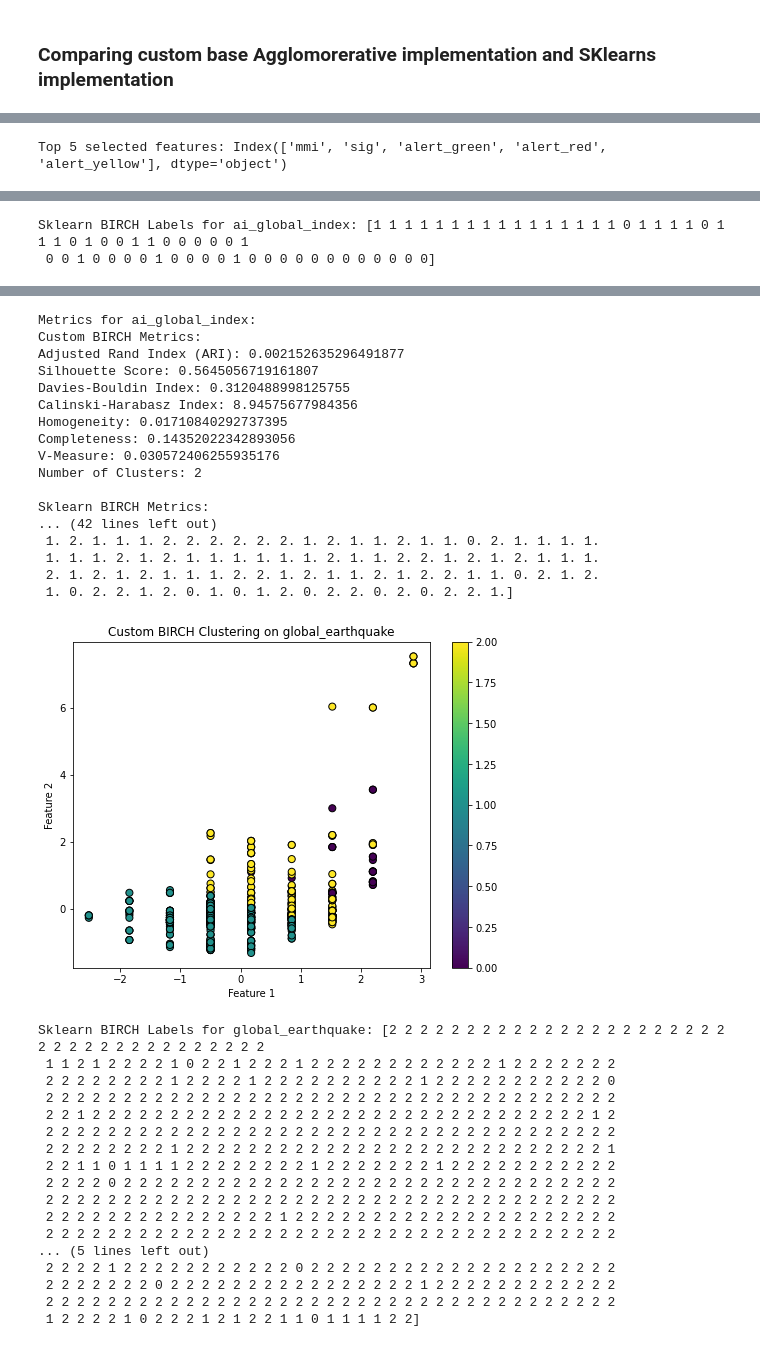
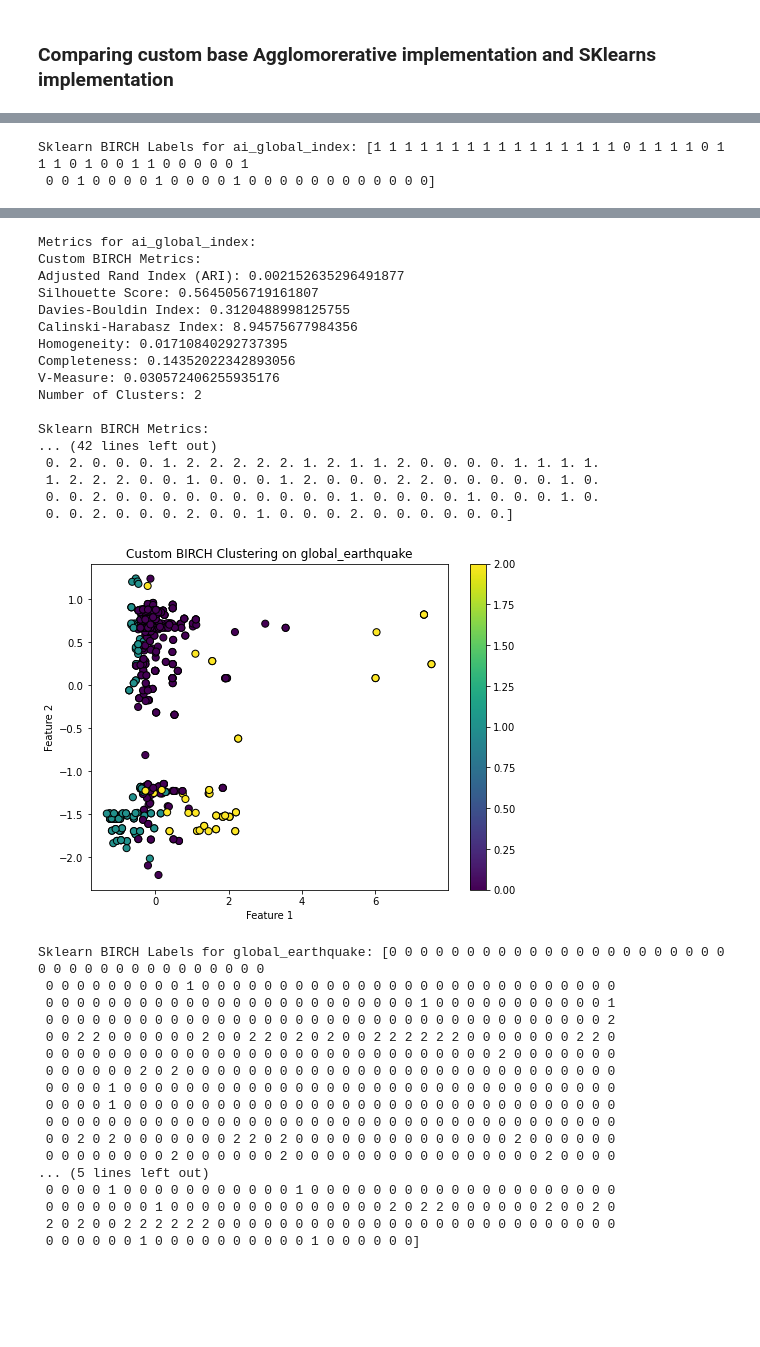
Before and after one commit to gideonpeters/comp6651-project, a Jupyter notebook: scripts/08-birch.ipynb, the cells around one changed output, grey strips where cells are left out. Cells and saved outputs as stored; diff of their text form; code cells hidden in the pictures; blank space fills up the shorter version.

```diff
--- a/scripts/08-birch.ipynb
+++ b/scripts/08-birch.ipynb
@@ -637,8 +637,8 @@ print("Alert distribution:")
 print(earthquake_df['alert'].value_counts())
 
 # Drop identifier/non-feature columns (only if they exist)
-columns_to_drop = ['event_id', 'id', 'location', 'place', 'time', 'title', 'net', 'code']
-X = earthquake_df.drop(columns=[col for col in columns_to_drop if col in earthquake_df.columns + ['alert']])
+columns_to_drop = ['event_id', 'id', 'location', 'place', 'time', 'title', 'net', 'code', 'alert']
+X = earthquake_df.drop(columns=[col for col in columns_to_drop if col in earthquake_df.columns])
 y = earthquake_df['alert']
 
 # Encode categorical features (if any)
@@ -692,15 +692,5 @@ Training size: (611, 4674), Test size: (153, 4674)
-# %%
-from sklearn.feature_selection import RFE
-
-rf = RandomForestClassifier(random_state=42)
-rfe = RFE(estimator=rf, n_features_to_select=5)
-rfe.fit(X, y)
-
-selected_features = X.columns[rfe.support_]
-print("Top 5 selected features:", selected_features)
-# %% [output]
-Top 5 selected features: Index(['mmi', 'sig', 'alert_green', 'alert_red', 'alert_yellow'], dtype='object')
 # %%
+selected_features = ['sig', 'longitude', 'latitude', 'dmin', 'magnitude']
 X_reduced = X[selected_features]
 X_reduced_scaled = StandardScaler().fit_transform(X_reduced)
 
@@ -831,52 +821,52 @@ Silhouette Score: 0.5610501299936979
 Davies-Bouldin Index: 0.6506105017603327
 Calinski-Harabasz Index: 233.64847921628424
 Homogeneity: 0.3353432991091101
 Completeness: 0.3372624967158322
 V-Measure: 0.33630015981574607
 Number of Clusters: 2
 
 Sklearn BIRCH Metrics:
 ... (18 lines left out)
 
 Custom BIRCH Labels for ai_global_index: [1. 0. 0. 0. 0. 0. 0. 0. 0. 0. 0. 0. 0. 0. 0. 0. 0. 0. 0. 0. 0. 0. 0. 0.
  0. 0. 0. 0. 0. 0. 0. 0. 0. 0. 0. 0. 0. 0. 0. 0. 0. 0. 0. 0. 0. 0. 0. 0.
  0. 0. 0. 0. 0. 0. 0. 0. 0. 0. 0. 0. 0. 0.]
 [figure]
 Sklearn BIRCH Labels for ai_global_index: [1 1 1 1 1 1 1 1 1 1 1 1 1 1 1 1 0 1 1 1 1 0 1 1 1 0 1 0 0 1 1 0 0 0 0 0 1
  0 0 1 0 0 0 0 1 0 0 0 0 1 0 0 0 0 0 0 0 0 0 0 0 0]
 [figure]
 Metrics for ai_global_index:
 Custom BIRCH Metrics:
 Adjusted Rand Index (ARI): 0.002152635296491877
 Silhouette Score: 0.5645056719161807
 Davies-Bouldin Index: 0.3120488998125755
 Calinski-Harabasz Index: 8.94575677984356
 Homogeneity: 0.01710840292737395
 Completeness: 0.14352022342893056
 V-Measure: 0.030572406255935176
 Number of Clusters: 2
 
 Sklearn BIRCH Metrics:
 ... (42 lines left out)
- 1. 2. 1. 1. 1. 2. 2. 2. 2. 2. 2. 1. 2. 1. 1. 2. 1. 1. 0. 2. 1. 1. 1. 1.
- 1. 1. 1. 2. 1. 2. 1. 1. 1. 1. 1. 1. 2. 1. 1. 2. 2. 1. 2. 1. 2. 1. 1. 1.
- 2. 1. 2. 1. 2. 1. 1. 1. 2. 2. 1. 2. 1. 1. 2. 1. 2. 2. 1. 1. 0. 2. 1. 2.
- 1. 0. 2. 2. 1. 2. 0. 1. 0. 1. 2. 0. 2. 2. 0. 2. 0. 2. 2. 1.]
+ 0. 2. 0. 0. 0. 1. 2. 2. 2. 2. 2. 1. 2. 1. 1. 2. 0. 0. 0. 0. 1. 1. 1. 1.
+ 1. 2. 2. 2. 0. 0. 1. 0. 0. 0. 1. 2. 0. 0. 0. 2. 2. 0. 0. 0. 0. 0. 1. 0.
+ 0. 0. 2. 0. 0. 0. 0. 0. 0. 0. 0. 0. 0. 1. 0. 0. 0. 0. 1. 0. 0. 0. 1. 0.
+ 0. 0. 2. 0. 0. 0. 2. 0. 0. 1. 0. 0. 0. 2. 0. 0. 0. 0. 0. 0.]
-[figure, old version]
+[figure, new version]
-Sklearn BIRCH Labels for global_earthquake: [2 2 2 2 2 2 2 2 2 2 2 2 2 2 2 2 2 2 2 2 2 2 2 2 2 2 2 2 2 2 2 2 2 2 2 2 2
- 1 1 2 1 2 2 2 2 1 0 2 2 1 2 2 2 1 2 2 2 2 2 2 2 2 2 2 2 2 1 2 2 2 2 2 2 2
- 2 2 2 2 2 2 2 2 1 2 2 2 2 1 2 2 2 2 2 2 2 2 2 2 1 2 2 2 2 2 2 2 2 2 2 2 0
- 2 2 2 2 2 2 2 2 2 2 2 2 2 2 2 2 2 2 2 2 2 2 2 2 2 2 2 2 2 2 2 2 2 2 2 2 2
- 2 2 1 2 2 2 2 2 2 2 2 2 2 2 2 2 2 2 2 2 2 2 2 2 2 2 2 2 2 2 2 2 2 2 2 1 2
- 2 2 2 2 2 2 2 2 2 2 2 2 2 2 2 2 2 2 2 2 2 2 2 2 2 2 2 2 2 2 2 2 2 2 2 2 2
- 2 2 2 2 2 2 2 2 1 2 2 2 2 2 2 2 2 2 2 2 2 2 2 2 2 2 2 2 2 2 2 2 2 2 2 2 1
- 2 2 1 1 0 1 1 1 1 2 2 2 2 2 2 2 2 1 2 2 2 2 2 2 2 1 2 2 2 2 2 2 2 2 2 2 2
- 2 2 2 2 0 2 2 2 2 2 2 2 2 2 2 2 2 2 2 2 2 2 2 2 2 2 2 2 2 2 2 2 2 2 2 2 2
- 2 2 2 2 2 2 2 2 2 2 2 2 2 2 2 2 2 2 2 2 2 2 2 2 2 2 2 2 2 2 2 2 2 2 2 2 2
- 2 2 2 2 2 2 2 2 2 2 2 2 2 2 2 1 2 2 2 2 2 2 2 2 2 2 2 2 2 2 2 2 2 2 2 2 2
- 2 2 2 2 2 2 2 2 2 2 2 2 2 2 2 2 2 2 2 2 2 2 2 2 2 2 2 2 2 2 2 2 2 2 2 2 2
+Sklearn BIRCH Labels for global_earthquake: [0 0 0 0 0 0 0 0 0 0 0 0 0 0 0 0 0 0 0 0 0 0 0 0 0 0 0 0 0 0 0 0 0 0 0 0 0
+ 0 0 0 0 0 0 0 0 0 1 0 0 0 0 0 0 0 0 0 0 0 0 0 0 0 0 0 0 0 0 0 0 0 0 0 0 0
+ 0 0 0 0 0 0 0 0 0 0 0 0 0 0 0 0 0 0 0 0 0 0 0 0 1 0 0 0 0 0 0 0 0 0 0 0 1
+ 0 0 0 0 0 0 0 0 0 0 0 0 0 0 0 0 0 0 0 0 0 0 0 0 0 0 0 0 0 0 0 0 0 0 0 0 2
+ 0 0 2 2 0 0 0 0 0 0 2 0 0 2 2 0 2 0 2 0 0 2 2 2 2 2 2 0 0 0 0 0 0 0 2 2 0
+ 0 0 0 0 0 0 0 0 0 0 0 0 0 0 0 0 0 0 0 0 0 0 0 0 0 0 0 0 0 2 0 0 0 0 0 0 0
+ 0 0 0 0 0 0 2 0 2 0 0 0 0 0 0 0 0 0 0 0 0 0 0 0 0 0 0 0 0 0 0 0 0 0 0 0 0
+ 0 0 0 0 1 0 0 0 0 0 0 0 0 0 0 0 0 0 0 0 0 0 0 0 0 0 0 0 0 0 0 0 0 0 0 0 0
+ 0 0 0 0 1 0 0 0 0 0 0 0 0 0 0 0 0 0 0 0 0 0 0 0 0 0 0 0 0 0 0 0 0 0 0 0 0
+ 0 0 0 0 0 0 0 0 0 0 0 0 0 0 0 0 0 0 0 0 0 0 0 0 0 0 0 0 0 0 0 0 0 0 0 0 0
+ 0 0 2 0 2 0 0 0 0 0 0 0 2 2 0 2 0 0 0 0 0 0 0 0 0 0 0 0 0 0 2 0 0 0 0 0 0
+ 0 0 0 0 0 0 0 0 2 0 0 0 0 0 0 2 0 0 0 0 0 0 0 0 0 0 0 0 0 0 0 0 2 0 0 0 0
 ... (5 lines left out)
- 2 2 2 2 1 2 2 2 2 2 2 2 2 2 2 2 0 2 2 2 2 2 2 2 2 2 2 2 2 2 2 2 2 2 2 2 2
- 2 2 2 2 2 2 2 0 2 2 2 2 2 2 2 2 2 2 2 2 2 2 2 2 1 2 2 2 2 2 2 2 2 2 2 2 2
- 2 2 2 2 2 2 2 2 2 2 2 2 2 2 2 2 2 2 2 2 2 2 2 2 2 2 2 2 2 2 2 2 2 2 2 2 2
- 1 2 2 2 2 1 0 2 2 2 1 2 1 2 2 1 1 0 1 1 1 1 2 2]
+ 0 0 0 0 1 0 0 0 0 0 0 0 0 0 0 0 1 0 0 0 0 0 0 0 0 0 0 0 0 0 0 0 0 0 0 0 0
+ 0 0 0 0 0 0 0 1 0 0 0 0 0 0 0 0 0 0 0 0 0 0 2 0 2 2 0 0 0 0 0 0 2 0 0 2 0
+ 2 0 2 0 0 2 2 2 2 2 2 0 0 0 0 0 0 0 0 0 0 0 0 0 0 0 0 0 0 0 0 0 0 0 0 0 0
+ 0 0 0 0 0 0 1 0 0 0 0 0 0 0 0 0 0 1 0 0 0 0 0 0]
```
Also changed, not shown: parts of 3 cells of this notebook, 13 other files.
